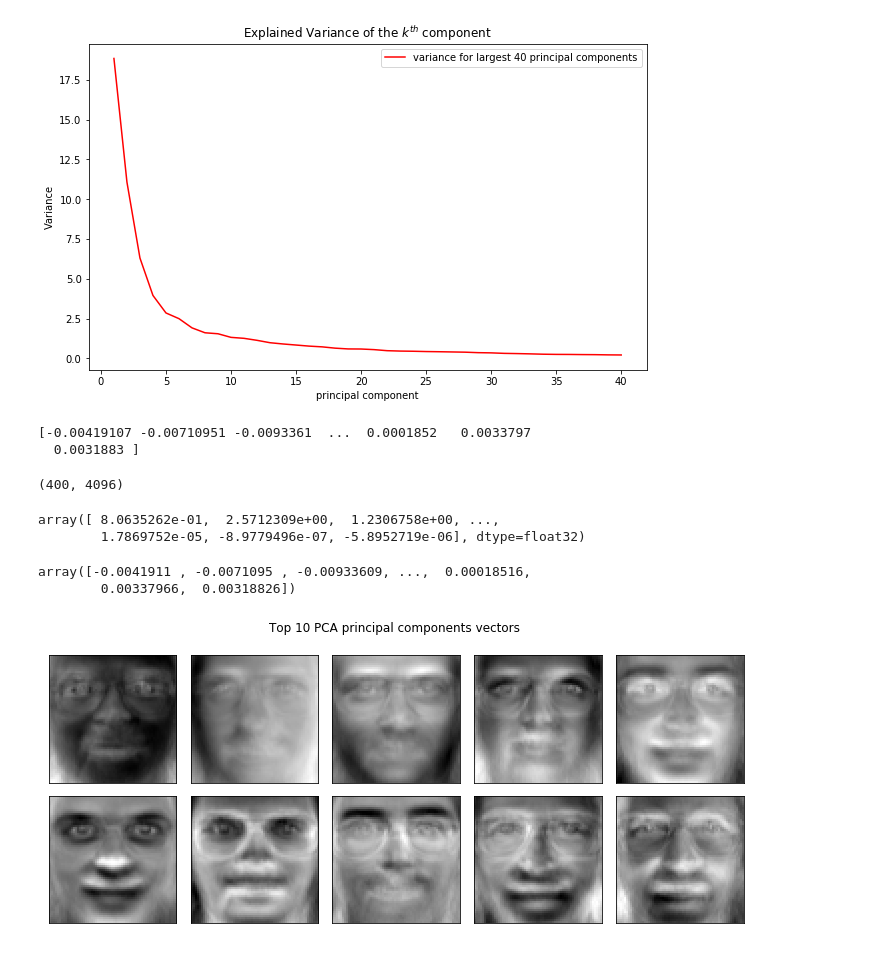
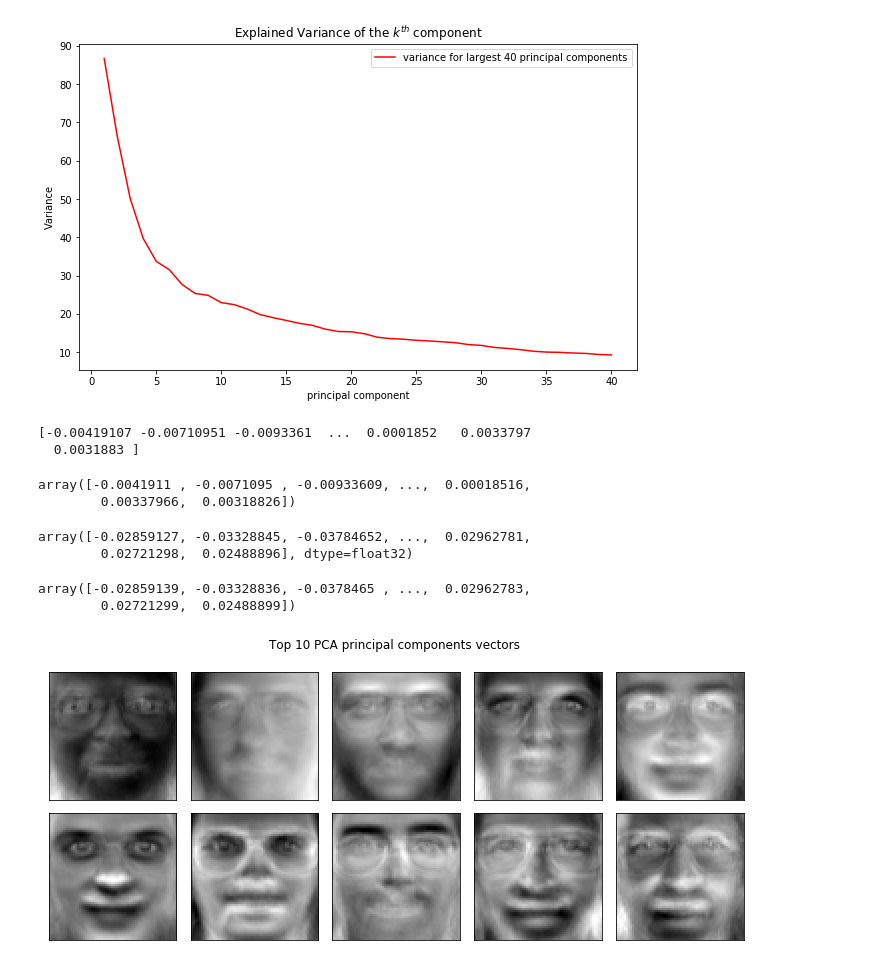
Before and after one commit to ygrepo/Class-Mathematical-Foundations-Data-Sciences, a Jupyter notebook: hw/hw2/faces/ex4_b.ipynb, the cells around one changed output. Cells and saved outputs as stored; diff of their text form; code cells hidden in the pictures.

```diff
--- a/hw/hw2/faces/ex4_b.ipynb
+++ b/hw/hw2/faces/ex4_b.ipynb
@@ -11,4 +9,4 @@ rng = RandomState(0)
 # %%
-faces, _ = fetch_olivetti_faces(return_X_y=True, shuffle=True, random_state=rng)
+faces = fetch_olivetti_faces().data
 n_samples, n_features = faces.shape
-faces.shape
+faces_centered = faces - faces.mean(axis=0)
@@ -79,16 +51,16 @@ print(principal_components.shape)
 # %%
+model = PCA(n_components=faces.shape[0], svd_solver="full")
+model.fit(faces)
+sigmas = model.singular_values_[:k]
 k = 40
-idx = np.argsort(pc_eigvals)[::-1][:k]
-evecs = principal_components[:,idx]
-evals = pc_eigvals[idx]
 fig, ax = plt.subplots(figsize=(10, 6))
 k_range = range(1, k+1)
-ax.plot(k_range, evals, "-", color="red", label="variance for largest {} principal components".format(k))
+ax.plot(k_range, sigmas, "-", color="red", label="variance for largest {} principal components".format(k))
 ax.set_xlabel("principal component")
 ax.set_ylabel("Variance")
 ax.set_title(r"Explained Variance of the $k^{th}$ component")
 ax.legend()
 plt.show();
 # %% [output]
-[figure, old version]
+[figure, new version]
 # %%
@@ -99,20 +71,21 @@ print(model.components_[0,:])
 # %% [output]
 [-0.00419107 -0.00710951 -0.0093361  ...  0.0001852   0.0033797
   0.0031883 ]
+# %%
+principal_directions[:,4095]
+# %% [output]
+array([-0.0041911 , -0.0071095 , -0.00933609, ...,  0.00018516,
+        0.00337966,  0.00318826])
 # %%
-model.components_.shape
+model.components_[1,:]
 # %% [output]
-(400, 4096)
+array([-0.02859127, -0.03328845, -0.03784652, ...,  0.02962781,
+        0.02721298,  0.02488896], dtype=float32)
-# %%
-principal_components_2[399,:]
-# %% [output]
-array([ 8.0635262e-01,  2.5712309e+00,  1.2306758e+00, ...,
-        1.7869752e-05, -8.9779496e-07, -5.8952719e-06], dtype=float32)
-# %%
-principal_components[:,4095]
-# %% [output]
-array([-0.0041911 , -0.0071095 , -0.00933609, ...,  0.00018516,
-        0.00337966,  0.00318826])
+# %%
+principal_directions[:,4094]
+# %% [output]
+array([-0.02859139, -0.03328836, -0.0378465 , ...,  0.02962783,
+        0.02721299,  0.02488899])
 # %%
 k =10
 title = "Top {} PCA principal components vectors".format(k)
```
Also changed, not shown: parts of 50 cells of this notebook, 28 other files.
